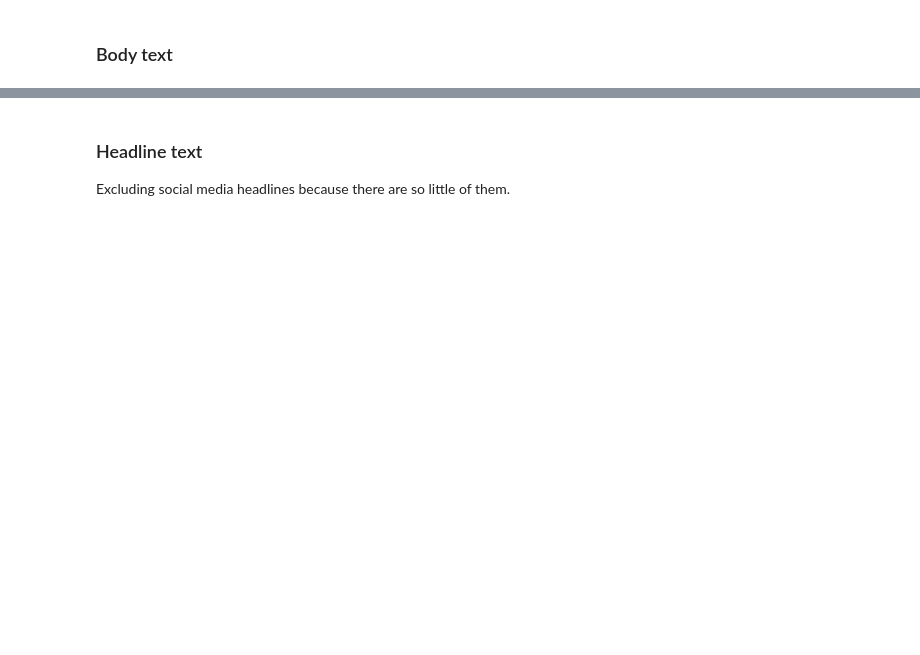
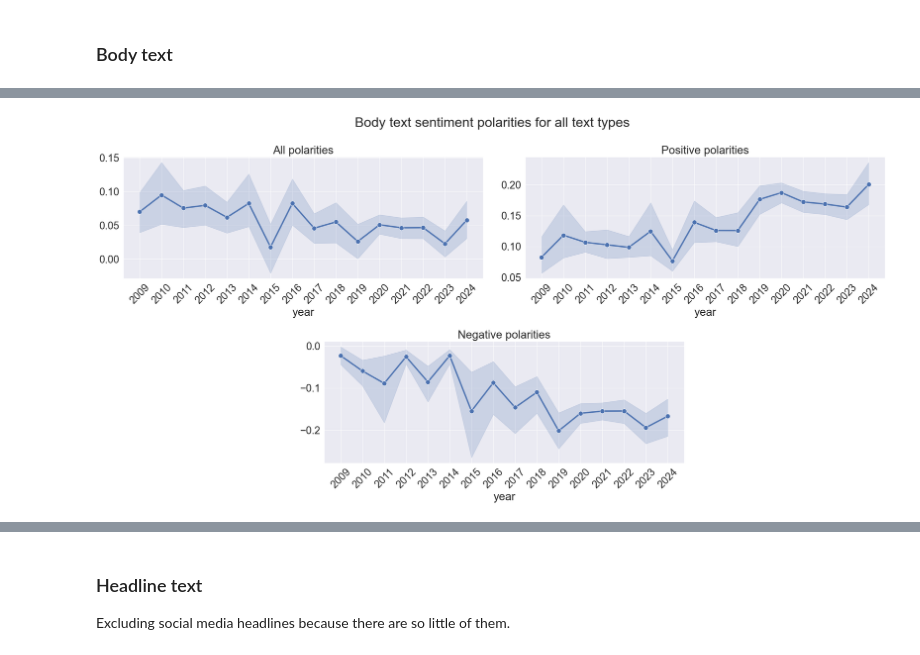
Before and after one commit to sfu-discourse-lab/fake_news_over_time, a Jupyter notebook: sentiment_trendlines.ipynb, the cells around one changed output, grey strips where cells are left out. Drawn from its saved outputs; the diff is of its cells as text; code cells hidden in the pictures; blank space fills up the shorter version.

Commit message:
Improve sentiment trendlines

```diff
--- a/sentiment_trendlines.ipynb
+++ b/sentiment_trendlines.ipynb
@@ -5,4 +6,6 @@ from matplotlib.pyplot import Axes
 from helpers import get_years_dfs
+# %%
+sns.set_theme(context="paper", font_scale=2.5)
 # %%
 def get_full_df(input_path: str):
     return pd.concat(get_years_dfs(input_path))
@@ -29,0 +72,3 @@ all_types_subjectivity \
+# %%
+all_types_df = get_full_df("./output/sentiment.xlsx")
+all_types_df.head()
@@ -29,0 +82,8 @@ all_types_subjectivity \
+# %%
+plot_polarities(
+    df=all_types_df,
+    title="Body text sentiment polarities for all text types",
+    save_path="./visualization/sentiment/body_polarities_all_types.png"
+)
+# %% [output]
+[figure, added]
```
Also changed, not shown: parts of 35 cells of this notebook, 16 other files.
